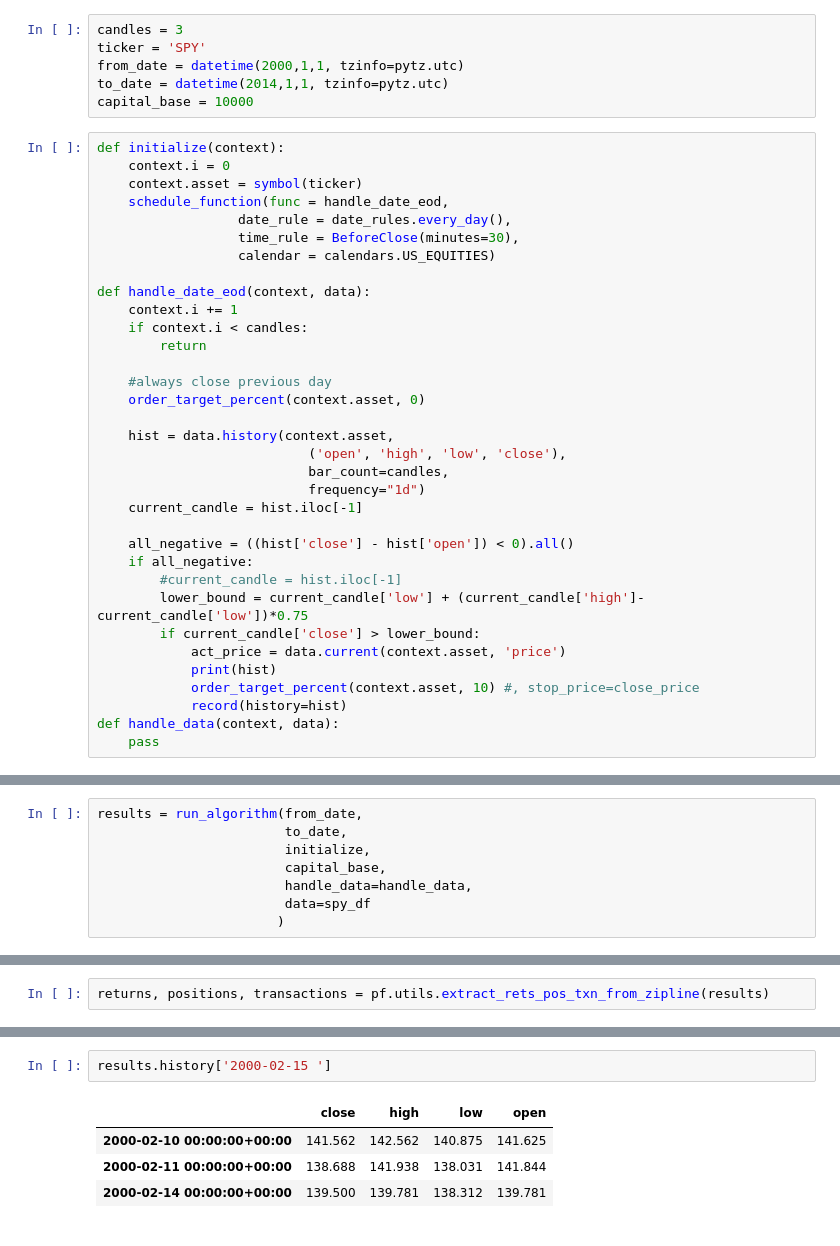
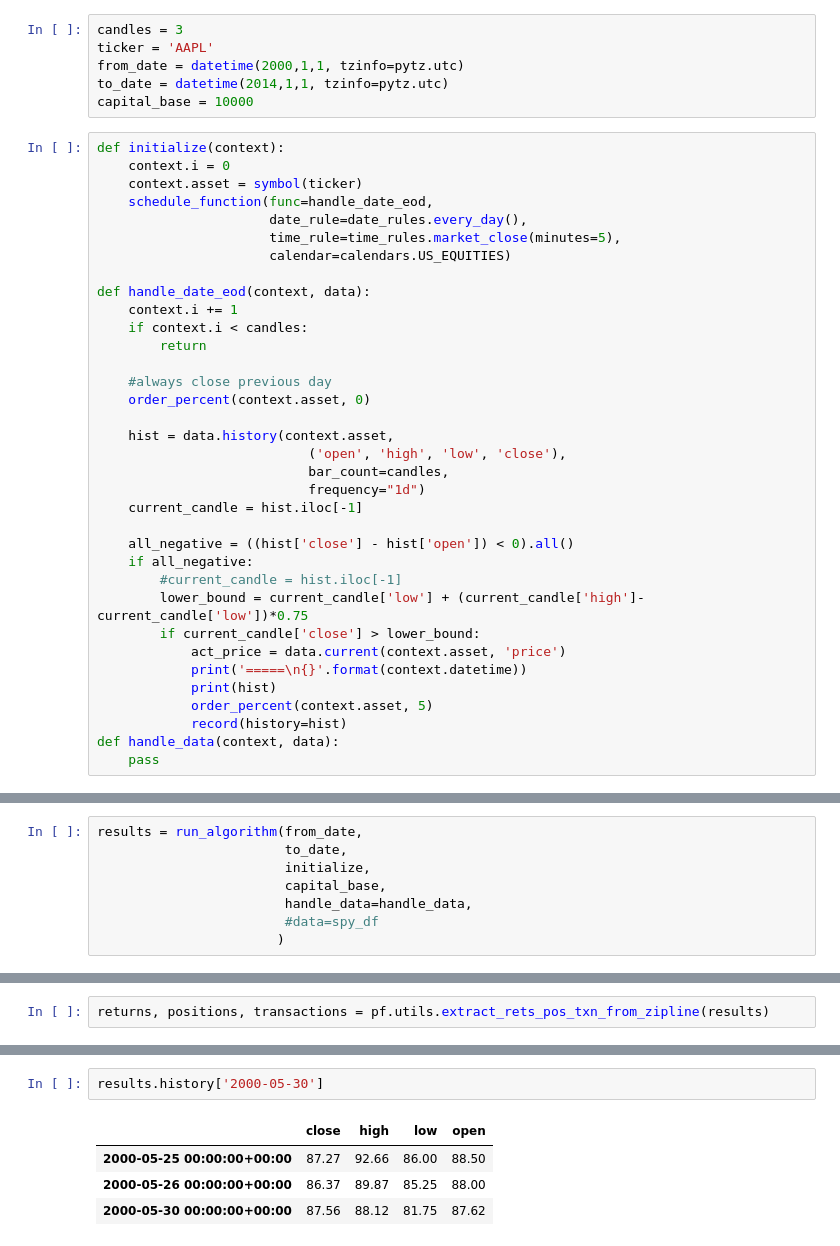
Before and after one commit to minimalgeek/DeepLearning, a Jupyter notebook: Stock/zipline/notebooks/03_Rob_Hanna.ipynb, the cells around one changed output, grey strips where cells are left out. Drawn from its saved outputs; the diff is of its cells as text.

```diff
--- a/Stock/zipline/notebooks/03_Rob_Hanna.ipynb
+++ b/Stock/zipline/notebooks/03_Rob_Hanna.ipynb
@@ -18,7 +18,7 @@ quantopian-quandl 2017-09-27 13:49:19.623490
 quantopian-quandl 2017-09-27 10:45:08.190035
 # %%
 candles = 3
-ticker = 'SPY'
+ticker = 'AAPL'
 from_date = datetime(2000,1,1, tzinfo=pytz.utc)
 to_date = datetime(2014,1,1, tzinfo=pytz.utc)
 capital_base = 10000
@@ -26,10 +26,10 @@ capital_base = 10000
 def initialize(context):
     context.i = 0
     context.asset = symbol(ticker)
-    schedule_function(func = handle_date_eod,
-                  date_rule = date_rules.every_day(),
-                  time_rule = BeforeClose(minutes=30),
-                  calendar = calendars.US_EQUITIES)
+    schedule_function(func=handle_date_eod,
+                      date_rule=date_rules.every_day(),
+                      time_rule=time_rules.market_close(minutes=5),
+                      calendar=calendars.US_EQUITIES)
 
 def handle_date_eod(context, data):
     context.i += 1
@@ -37,7 +37,7 @@ def handle_date_eod(context, data):
         return
 
     #always close previous day
-    order_target_percent(context.asset, 0)
+    order_percent(context.asset, 0)
 
     hist = data.history(context.asset,
                            ('open', 'high', 'low', 'close'),
@@ -51,8 +51,9 @@ def handle_date_eod(context, data):
         lower_bound = current_candle['low'] + (current_candle['high']-current_candle['low'])*0.75
         if current_candle['close'] > lower_bound:
             act_price = data.current(context.asset, 'price')
+            print('=====\n{}'.format(context.datetime))
             print(hist)
-            order_target_percent(context.asset, 10) #, stop_price=close_price
+            order_percent(context.asset, 5)
             record(history=hist)
 def handle_data(context, data):
     pass
@@ -79,6 +80,6 @@ results = run_algorithm(from_date,
                         initialize,
                         capital_base,
                         handle_data=handle_data,
-                        data=spy_df
+                        #data=spy_df
                        )
 # %% [output]
@@ -147,10 +161,10 @@ transactions
 # %%
-results.history['2000-02-15 ']
+results.history['2000-05-30']
 # %% [output]
 |  | close | high | low | open |
-| 2000-02-10 00:00:00+00:00 | 141.562 | 142.562 | 140.875 | 141.625 |
-| 2000-02-11 00:00:00+00:00 | 138.688 | 141.938 | 138.031 | 141.844 |
-| 2000-02-14 00:00:00+00:00 | 139.500 | 139.781 | 138.312 | 139.781 |
+| 2000-05-25 00:00:00+00:00 | 87.27 | 92.66 | 86.00 | 88.50 |
+| 2000-05-26 00:00:00+00:00 | 86.37 | 89.87 | 85.25 | 88.00 |
+| 2000-05-30 00:00:00+00:00 | 87.56 | 88.12 | 81.75 | 87.62 |
 # %%
 pf.create_full_tear_sheet(returns, positions, transactions, round_trips=True)
 # %% [output]
```
Also changed, not shown: parts of 7 cells of this notebook.
